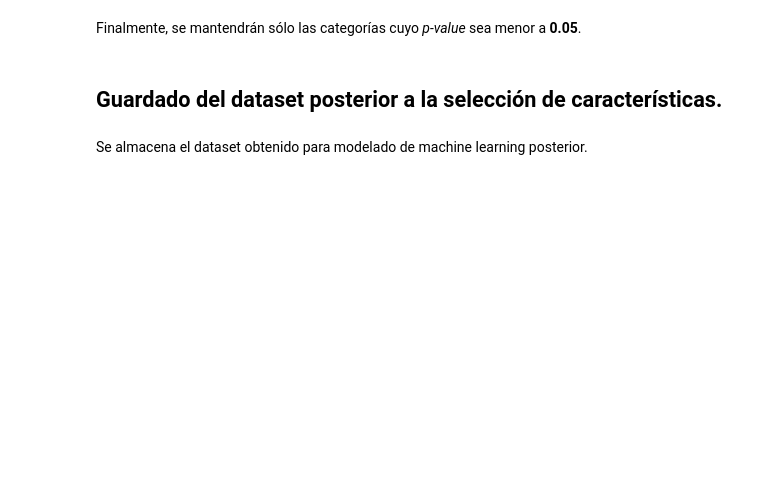
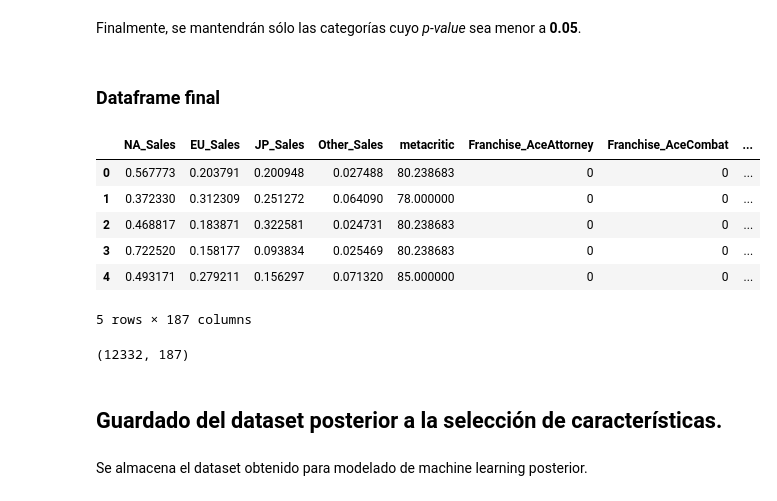
Before and after one commit to EduGatoX/datascience02, a Jupyter notebook: 03 Eduardo_Nunez_Feature_Engineering.ipynb, the cells around one changed output. Drawn from its saved outputs; the diff is of its cells as text; code cells hidden in the pictures; blank space fills up the shorter version.

Commit message:
Se agrega item Dataframe Final

```diff
--- a/03 Eduardo_Nunez_Feature_Engineering.ipynb
+++ b/03 Eduardo_Nunez_Feature_Engineering.ipynb
@@ -206,6 +253,22 @@ Finalmente, se mantendrán sólo las categorías cuyo *p-value* sea menor a **0.
 # %%
 drop_columns = feature_scores["Feature"].values
 df = df.drop(columns=drop_columns)
+# %% [markdown]
+### Dataframe final
+# %%
+df.head()
+# %% [output]
+|  | NA_Sales | EU_Sales | JP_Sales | Other_Sales | metacritic | Franchise_AceAttorney | Franchise_AceCombat | ... |
+| 0 | 0.567773 | 0.203791 | 0.200948 | 0.027488 | 80.238683 | 0 | 0 | ... |
+| 1 | 0.372330 | 0.312309 | 0.251272 | 0.064090 | 78.000000 | 0 | 0 | ... |
+| 2 | 0.468817 | 0.183871 | 0.322581 | 0.024731 | 80.238683 | 0 | 0 | ... |
+| 3 | 0.722520 | 0.158177 | 0.093834 | 0.025469 | 80.238683 | 0 | 0 | ... |
+| 4 | 0.493171 | 0.279211 | 0.156297 | 0.071320 | 85.000000 | 0 | 0 | ... |
+5 rows × 187 columns
+# %%
+df.shape
+# %% [output]
+(12332, 187)
 # %% [markdown]
 ## Guardado del dataset posterior a la selección de características.
 # %% [markdown]
```
Also changed, not shown: parts of 10 cells of this notebook.
